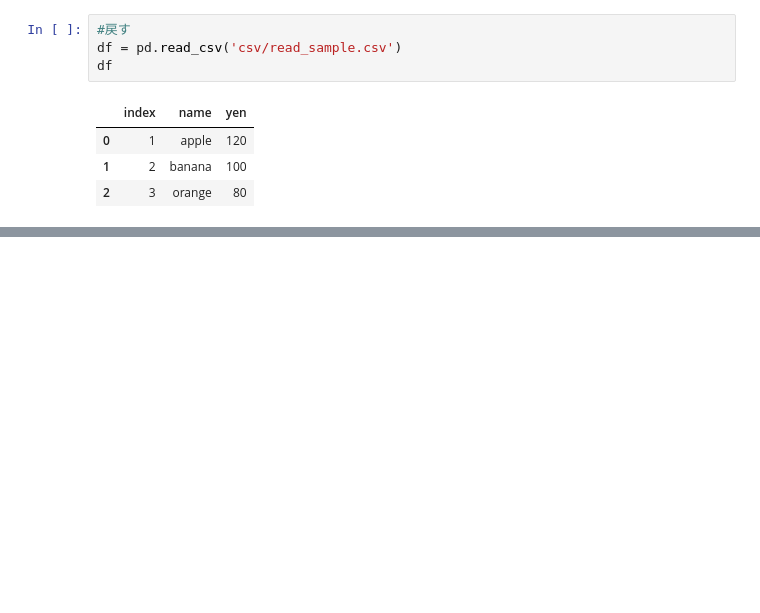
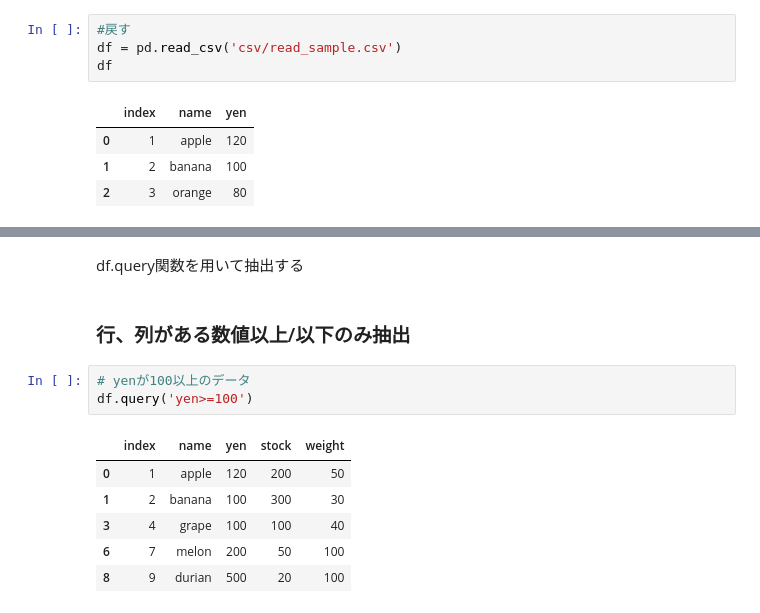
Before and after one commit to WAT36/python, a Jupyter notebook: cheatsheet/pandas.ipynb, the cells around one changed output, grey strips where cells are left out. Saved outputs shown, nothing was run; the diff lists cells and outputs as text; blank space fills up the shorter version.

```diff
--- a/cheatsheet/pandas.ipynb
+++ b/cheatsheet/pandas.ipynb
@@ -186,0 +254,14 @@ df
+# %% [markdown]
+df.query関数を用いて抽出する
+# %% [markdown]
+### 行、列がある数値以上/以下のみ抽出
+# %%
+# yenが100以上のデータ
+df.query('yen>=100')
+# %% [output]
+|  | index | name | yen | stock | weight |
+| 0 | 1 | apple | 120 | 200 | 50 |
+| 1 | 2 | banana | 100 | 300 | 30 |
+| 3 | 4 | grape | 100 | 100 | 40 |
+| 6 | 7 | melon | 200 | 50 | 100 |
+| 8 | 9 | durian | 500 | 20 | 100 |
```
Also changed, not shown: parts of 9 cells of this notebook.
